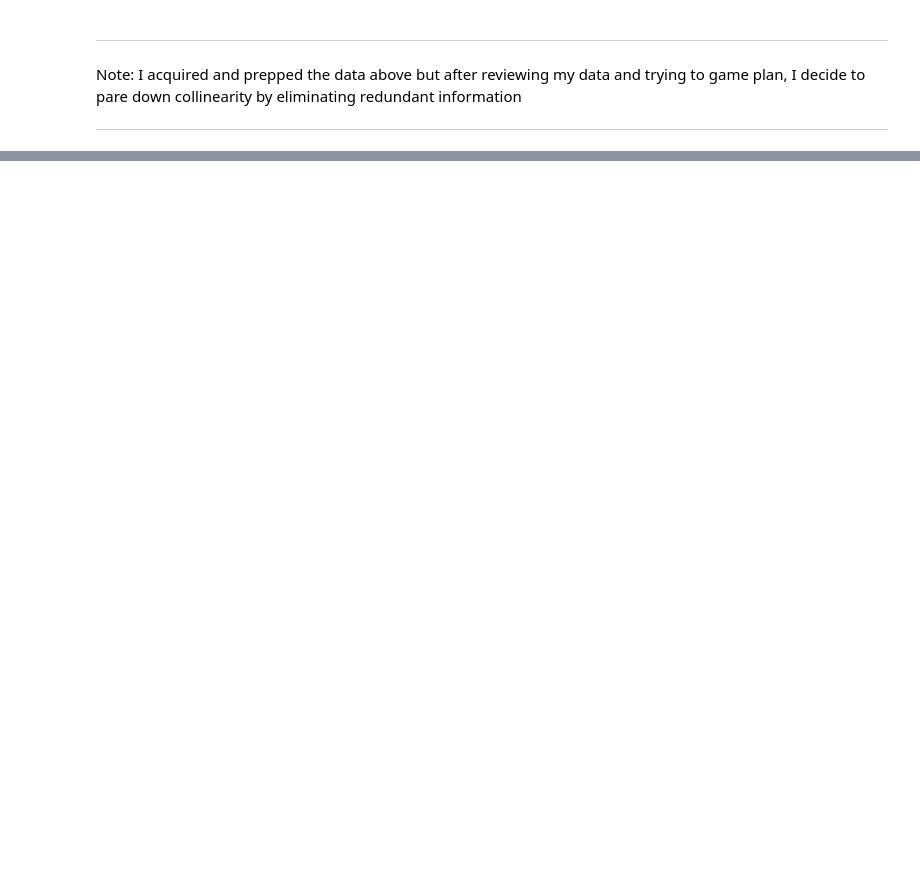
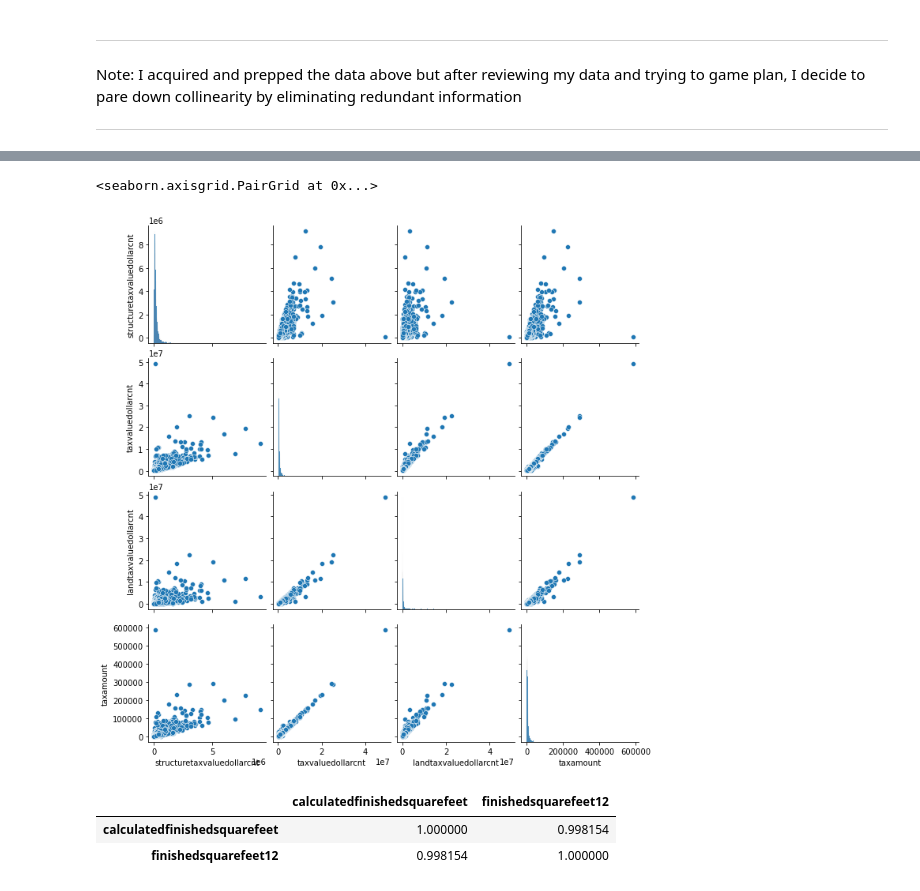
Before and after one commit to albertopuentes/Clustering-Project---Tale-of-Two-Cities, a Jupyter notebook: clustering_notebook.ipynb, the cells around one changed output, grey strips where cells are left out. Saved outputs shown, nothing was run; the diff lists cells and outputs as text; code cells hidden in the pictures; blank space fills up the shorter version.

```diff
--- a/clustering_notebook.ipynb
+++ b/clustering_notebook.ipynb
@@ -325,0 +346,11 @@ sns.scatterplot(data=df2, x=df2.latitude, y=df2.longitude, hue=df2.yearbuilt, si
+# %%
+sns.pairplot(data = train[value])
+# %% [output]
+<seaborn.axisgrid.PairGrid at 0x...>
+[figure, added]
+# %%
+train[sqft].corr()
+# %% [output]
+|  | calculatedfinishedsquarefeet | finishedsquarefeet12 |
+| calculatedfinishedsquarefeet | 1.000000 | 0.998154 |
+| finishedsquarefeet12 | 0.998154 | 1.000000 |
```
Also changed, not shown: parts of 69 cells of this notebook.
